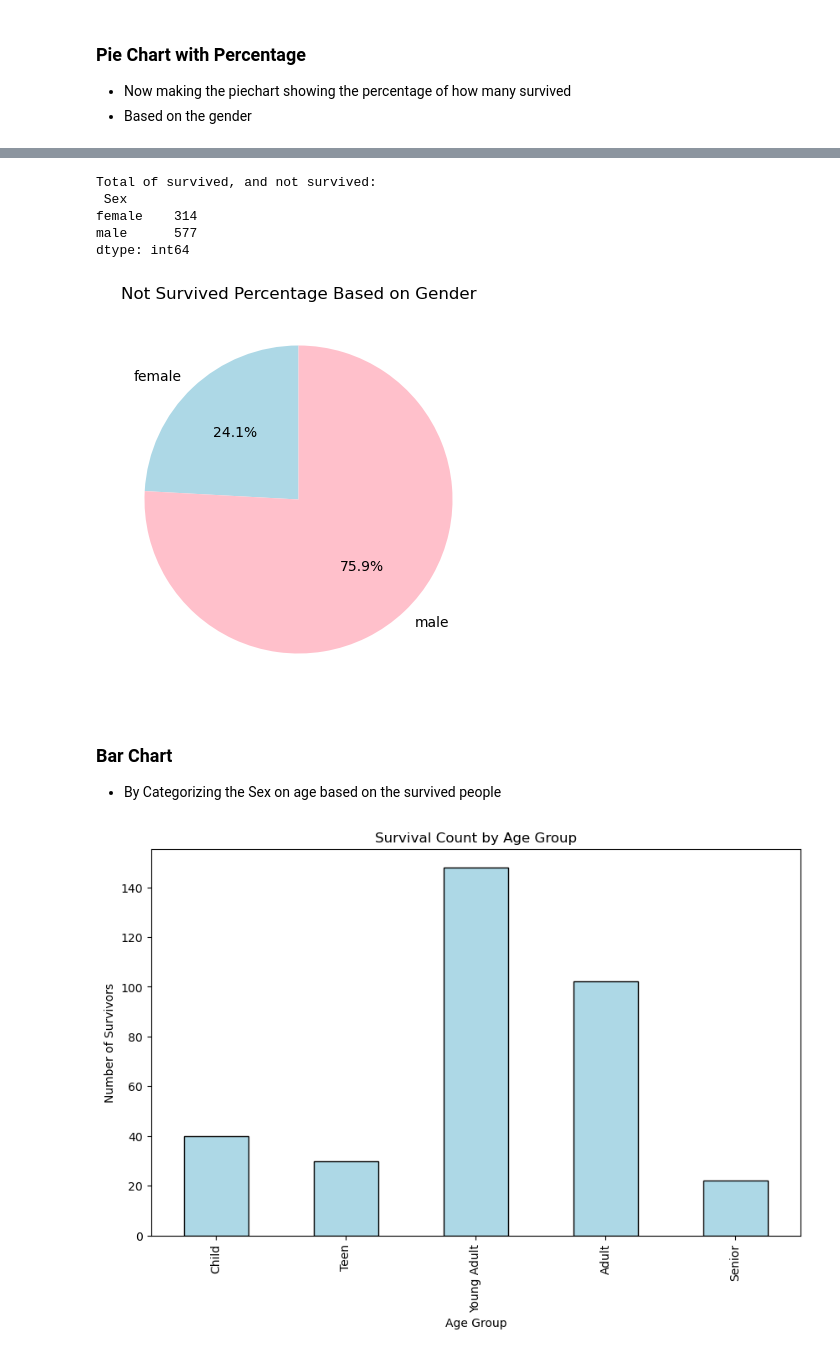
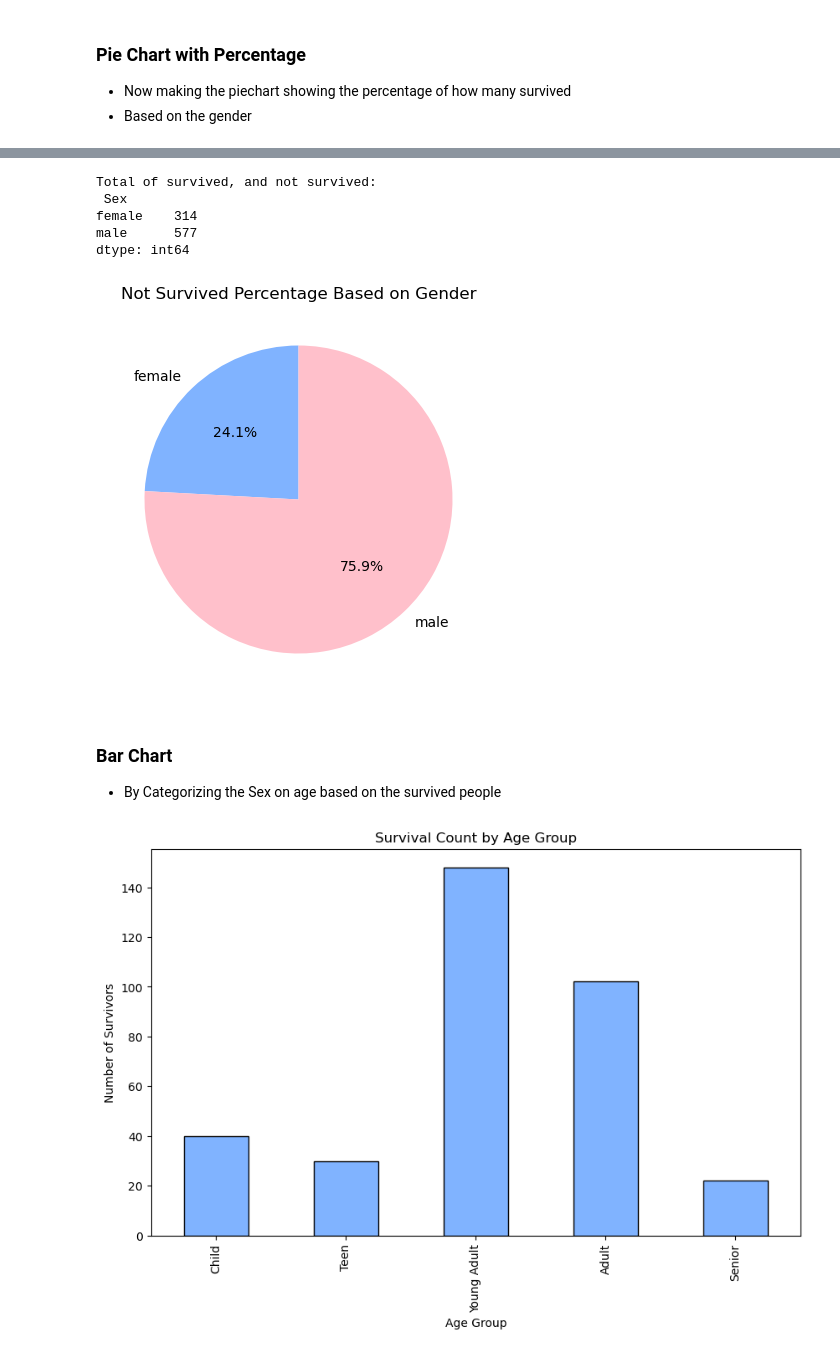
Before and after one commit to ahmadkamrans/titanic-dataset-analysis, a Jupyter notebook: dataAnalysis.ipynb, the cells around one changed output, grey strips where cells are left out. Drawn from its saved outputs; the diff is of its cells as text; code cells hidden in the pictures.

Commit message:
Age group survival analysis

```diff
--- a/dataAnalysis.ipynb
+++ b/dataAnalysis.ipynb
@@ -302,7 +302,7 @@ dtype: int64
 print("Total of survived, and not survived: \n", survived_accordinglySex.sum(axis=1))
 percentages = survived_accordinglySex[0]/survived_accordinglySex.sum(axis=1)*100
 plt.figure(figsize=(5,5))
-colors=['lightblue', 'pink']
+colors=['#80B3FF', 'pink']
 plt.pie(percentages, labels=percentages.index, autopct='%1.1f%%', colors=colors, startangle=90)
 plt.title("Not Survived Percentage Based on Gender")
 plt.show()
@@ -312,28 +312,23 @@ Total of survived, and not survived:
 female    314
 male      577
 dtype: int64
-[figure, old version]
+[figure, new version]
 # %% [markdown]
 ### Bar Chart
 - By Categorizing the Sex on age based on the survived people
 # %%
 bins = [0, 12, 18, 30, 50, 80]
 labels = ['Child', 'Teen', 'Young Adult', 'Adult', 'Senior']
 
 df['AgeGroup'] = pd.cut(df['Age'], bins = bins, labels=labels)
 
 age_group_survival = df[df['Survived'] == 1]['AgeGroup'].value_counts().sort_index()
 
-
-
 plt.figure(figsize=(10,6))
-age_group_survival.plot(kind='bar', color='lightblue', edgecolor='black')
-
-
-
+age_group_survival.plot(kind='bar', color='#80B3FF', edgecolor='black')
 plt.xlabel("Age Group")
 plt.ylabel("Number of Survivors")
 plt.title("Survival Count by Age Group")
 plt.show()
 # %% [output]
-[figure, old version]
+[figure, new version]
```
Also changed, not shown: parts of 11 cells of this notebook.
